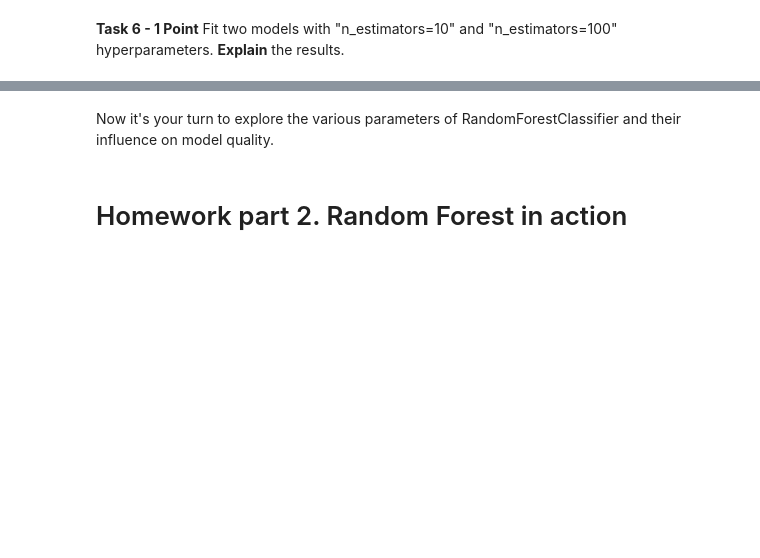
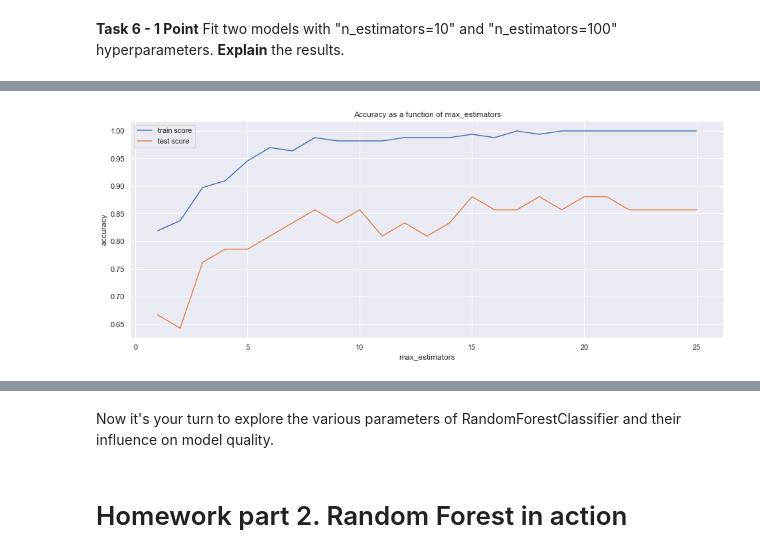
Before and after one commit to DIVIGL1/RSSchool-ML-Open-Course, a Jupyter notebook: 7_trees_and_ensembles/rf_classifier.ipynb, the cells around one changed output, grey strips where cells are left out. Saved outputs shown, nothing was run; the diff lists cells and outputs as text; code cells hidden in the pictures; blank space fills up the shorter version.

```diff
--- a/7_trees_and_ensembles/rf_classifier.ipynb
+++ b/7_trees_and_ensembles/rf_classifier.ipynb
@@ -476,0 +703,5 @@ tests.test_random_forest(RandomForestClassifier)
+# %%
+%%time
+plot_metrics_on_estimators('entropy')
+# %% [output]
+[figure, added]
```
Also changed, not shown: parts of 53 cells of this notebook.
